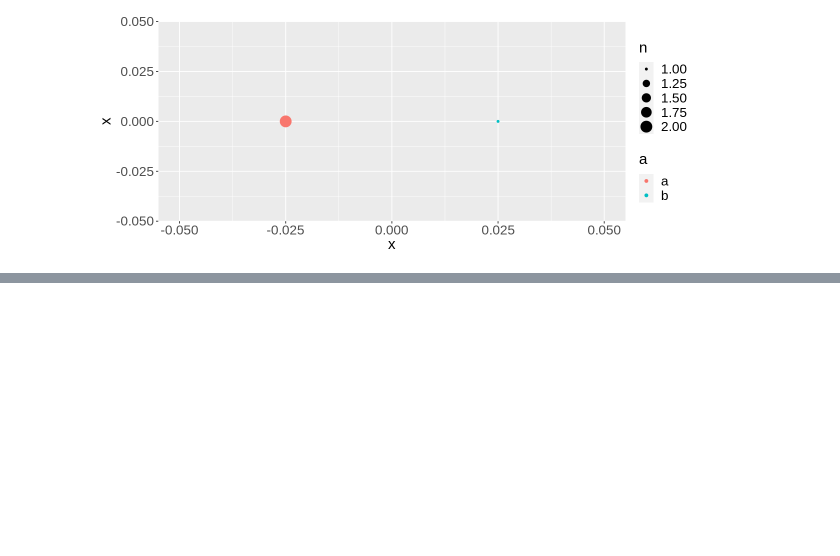
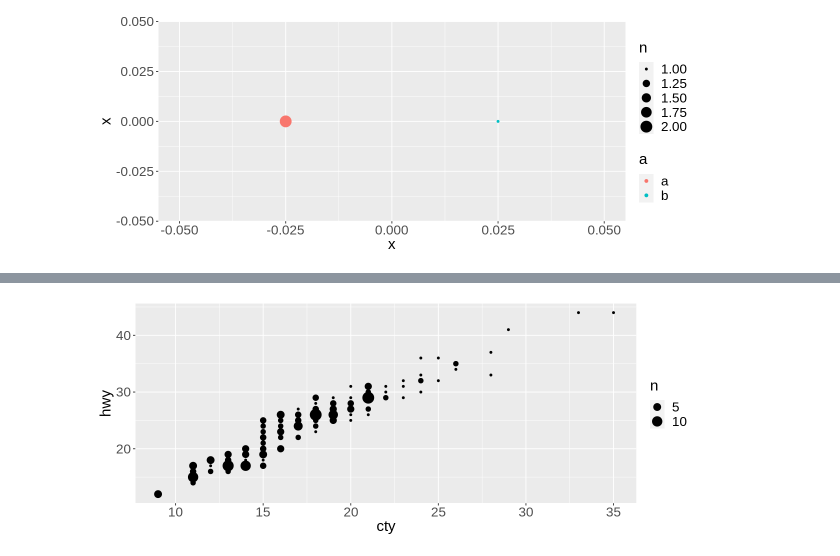
Before and after one commit to OLarionova-HORIS/lets-plot-experiments, a Jupyter notebook: demo/geom_count/r_geom_count.ipynb, the cells around one changed output, grey strips where cells are left out. Drawn from its saved outputs; the diff is of its cells as text; code cells hidden in the pictures; blank space fills up the shorter version.

```diff
--- a/demo/geom_count/r_geom_count.ipynb
+++ b/demo/geom_count/r_geom_count.ipynb
@@ -22,0 +36,4 @@ ggplot(df, aes(x, y=x, color=a), size=..n..) + geom_point(stat='sum', position=p
+# %%
+ggplot(mpg, aes(cty, hwy)) + geom_count()
+# %% [output]
+[figure, added]
```
Also changed, not shown: parts of 12 cells of this notebook, 1 other file.
